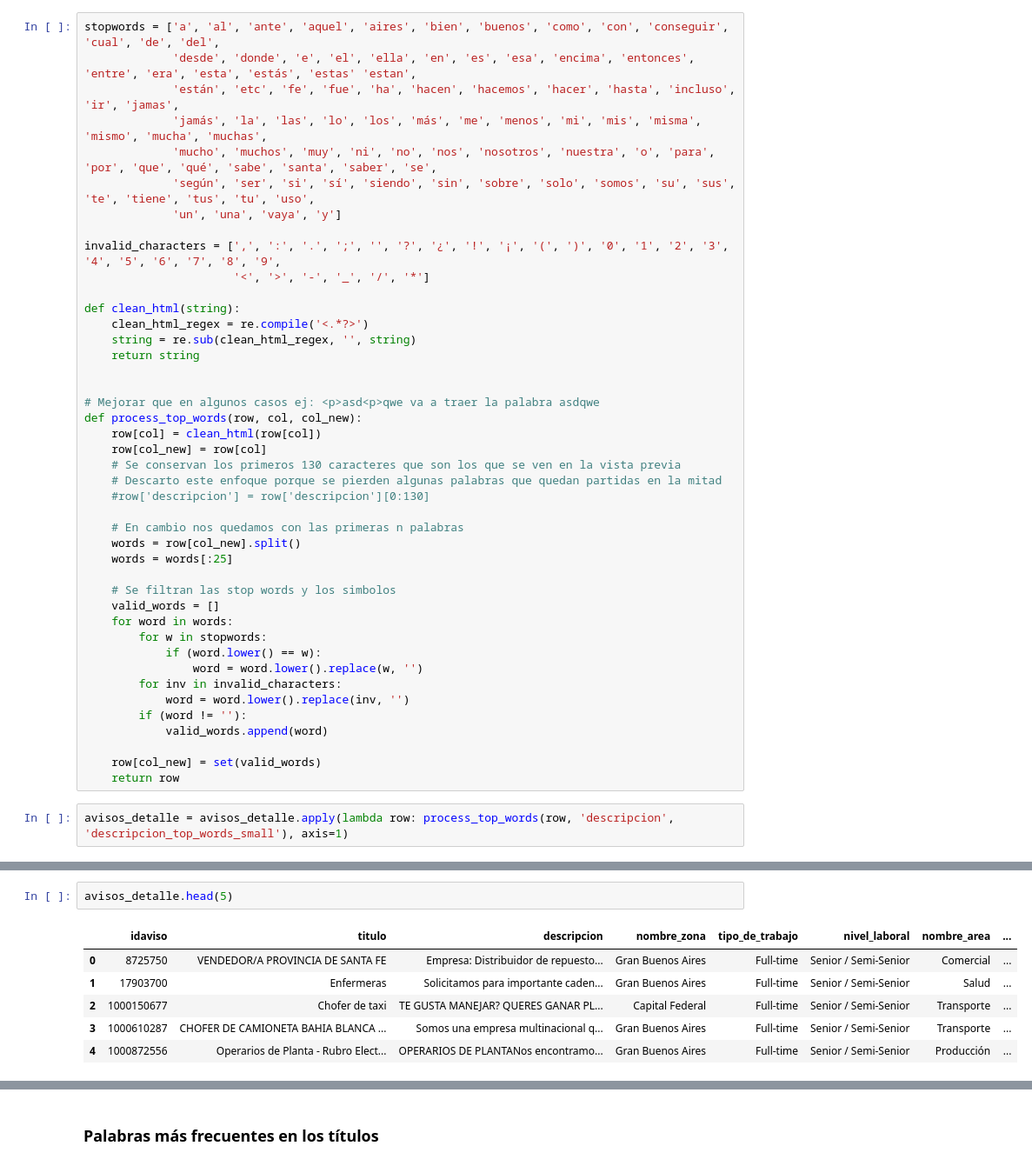
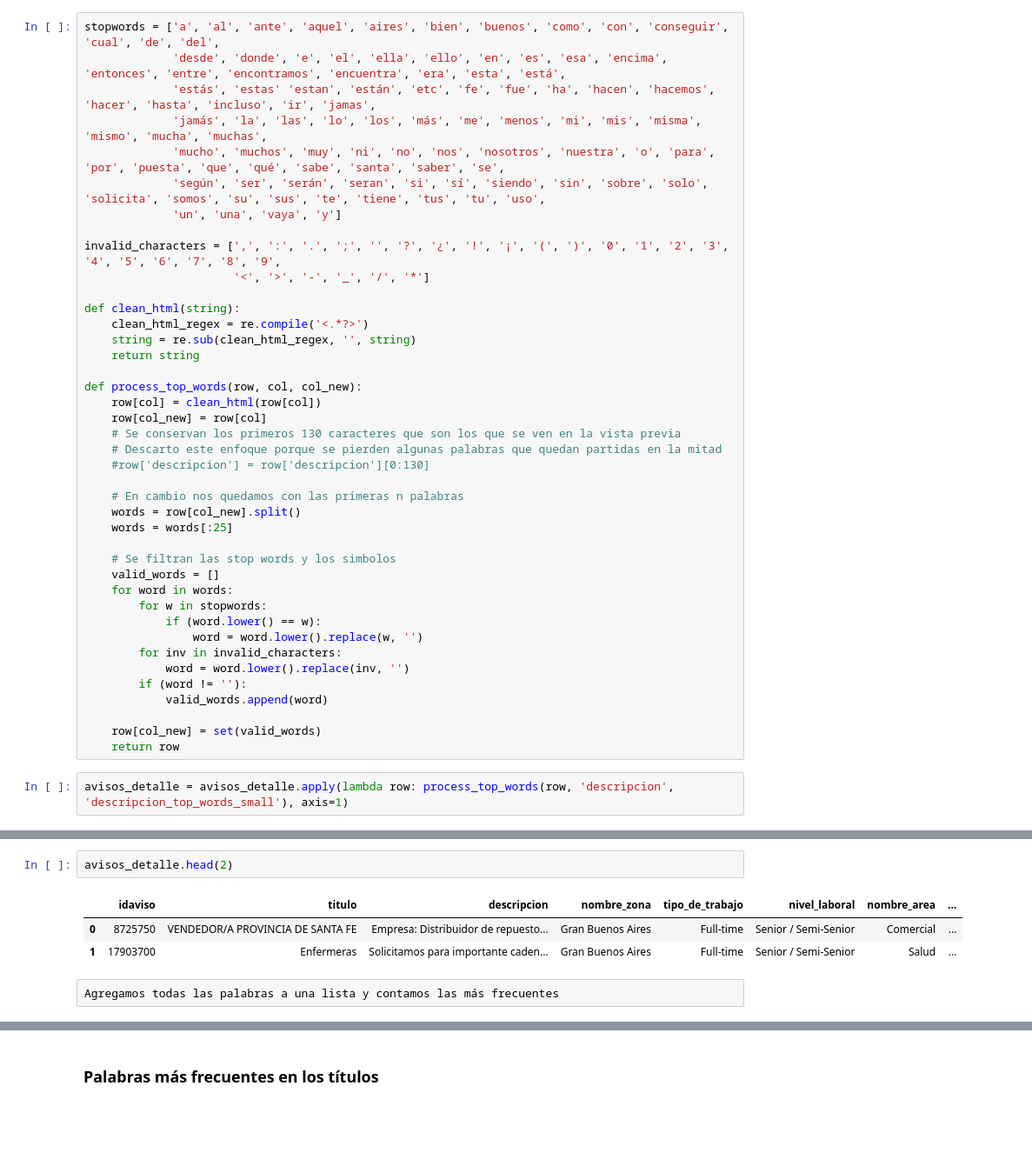
Before and after one commit to tbotalla/Datos1Q2018, a Jupyter notebook: parte1/AnalisisDetalleAvisos.ipynb, the cells around one changed output, grey strips where cells are left out. Shown at 87% size. Saved outputs shown, nothing was run; the diff lists cells and outputs as text; blank space fills up the shorter version.

```diff
--- a/parte1/AnalisisDetalleAvisos.ipynb
+++ b/parte1/AnalisisDetalleAvisos.ipynb
@@ -353,10 +370,10 @@ Puede llegar a ser util despues hacer esto mismo con la descripcion entera.
 # %%
 stopwords = ['a', 'al', 'ante', 'aquel', 'aires', 'bien', 'buenos', 'como', 'con', 'conseguir', 'cual', 'de', 'del',
-             'desde', 'donde', 'e', 'el', 'ella', 'en', 'es', 'esa', 'encima', 'entonces', 'entre', 'era', 'esta', 'estás', 'estas' 'estan',
-             'están', 'etc', 'fe', 'fue', 'ha', 'hacen', 'hacemos', 'hacer', 'hasta', 'incluso', 'ir', 'jamas',
+             'desde', 'donde', 'e', 'el', 'ella', 'ello', 'en', 'es', 'esa', 'encima', 'entonces', 'entre', 'encontramos', 'encuentra', 'era', 'esta', 'está',
+             'estás', 'estas' 'estan', 'están', 'etc', 'fe', 'fue', 'ha', 'hacen', 'hacemos', 'hacer', 'hasta', 'incluso', 'ir', 'jamas',
              'jamás', 'la', 'las', 'lo', 'los', 'más', 'me', 'menos', 'mi', 'mis', 'misma', 'mismo', 'mucha', 'muchas',
-             'mucho', 'muchos', 'muy', 'ni', 'no', 'nos', 'nosotros', 'nuestra', 'o', 'para', 'por', 'que', 'qué', 'sabe', 'santa', 'saber', 'se',
-             'según', 'ser', 'si', 'sí', 'siendo', 'sin', 'sobre', 'solo', 'somos', 'su', 'sus', 'te', 'tiene', 'tus', 'tu', 'uso',
+             'mucho', 'muchos', 'muy', 'ni', 'no', 'nos', 'nosotros', 'nuestra', 'o', 'para', 'por', 'puesta', 'que', 'qué', 'sabe', 'santa', 'saber', 'se',
+             'según', 'ser', 'serán', 'seran', 'si', 'sí', 'siendo', 'sin', 'sobre', 'solo', 'solicita', 'somos', 'su', 'sus', 'te', 'tiene', 'tus', 'tu', 'uso',
              'un', 'una', 'vaya', 'y']
 
 invalid_characters = [',', ':', '.', ';', '', '?', '¿', '!', '¡', '(', ')', '0', '1', '2', '3', '4', '5', '6', '7', '8', '9',
@@ -367,8 +384,6 @@ def clean_html(string):
     string = re.sub(clean_html_regex, '', string)
     return string
 
-
-# Mejorar que en algunos casos ej: <p>asd<p>qwe va a traer la palabra asdqwe
 def process_top_words(row, col, col_new):
     row[col] = clean_html(row[col])
     row[col_new] = row[col]
@@ -410,11 +424,10 @@ avisos_detalle['descripcion_top_words_small'][10]
  'selección',
  'ubicada'}
 # %%
-avisos_detalle.head(5)
+avisos_detalle.head(2)
 # %% [output]
 |  | idaviso | titulo | descripcion | nombre_zona | tipo_de_trabajo | nivel_laboral | nombre_area | ... |
 | 0 | 8725750 | VENDEDOR/A PROVINCIA DE SANTA FE | Empresa: Distribuidor de repuesto... | Gran Buenos Aires | Full-time | Senior / Semi-Senior | Comercial | ... |
 | 1 | 17903700 | Enfermeras | Solicitamos para importante caden... | Gran Buenos Aires | Full-time | Senior / Semi-Senior | Salud | ... |
-| 2 | 1000150677 | Chofer de taxi | TE GUSTA MANEJAR? QUERES GANAR PL... | Capital Federal | Full-time | Senior / Semi-Senior | Transporte | ... |
-| 3 | 1000610287 | CHOFER DE CAMIONETA BAHIA BLANCA ... | Somos una empresa multinacional q... | Gran Buenos Aires | Full-time | Senior / Semi-Senior | Transporte | ... |
-| 4 | 1000872556 | Operarios de Planta - Rubro Elect... | OPERARIOS DE PLANTANos encontramo... | Gran Buenos Aires | Full-time | Senior / Semi-Senior | Producción | ... |
+# %% [raw]
+Agregamos todas las palabras a una lista y contamos las más frecuentes
```
Also changed, not shown: parts of 12 cells of this notebook.
